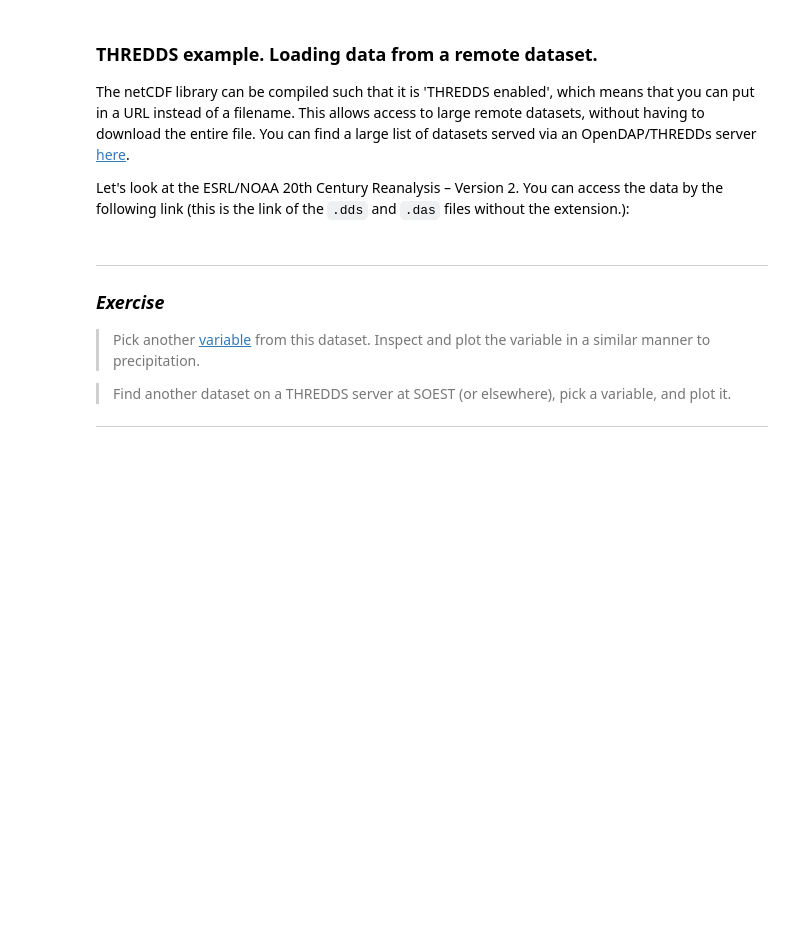
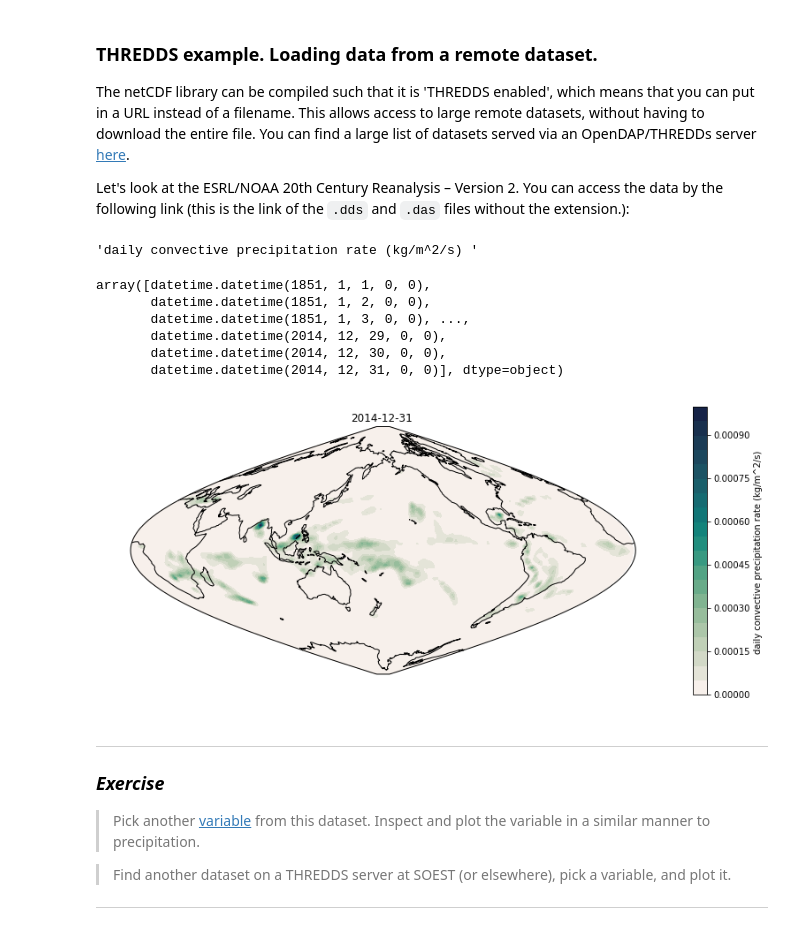
Before and after one commit to kthyng/python4geosciences, a Jupyter notebook: materials/ST_netcdf.ipynb, the cells around one changed output. Cells and saved outputs as stored; diff of their text form; code cells hidden in the pictures; blank space fills up the shorter version.

```diff
--- a/materials/ST_netcdf.ipynb
+++ b/materials/ST_netcdf.ipynb
@@ -231,4 +263,4 @@ The netCDF library can be compiled such that it is 'THREDDS enabled', which mean
 
 Let's look at the ESRL/NOAA 20th Century Reanalysis – Version 2. You can access the data by the following link (this is the link of the `.dds` and `.das` files without the extension.):
 # %%
-     http://apdrc.soest.hawaii.edu/dods/public_data/Reanalysis_Data/esrl/daily/monolevel/V2c/cprat
+loc = 'http://apdrc.soest.hawaii.edu/dods/public_data/Reanalysis_Data/esrl/daily/monolevel/V2c/cprat'
@@ -237,22 +267,35 @@ nc_cprat = netCDF4.Dataset('http://apdrc.soest.hawaii.edu/dods/public_data/Reana
+# %%
+nc_cprat = netCDF4.Dataset(loc)
 # %%
 nc_cprat['cprat'].long_name
+# %% [output]
+'daily convective precipitation rate (kg/m^2/s) '
 # %%
 time = netCDF4.num2date(nc_cprat['time'][:], nc_cprat['time'].units)
 # %%
 time
+# %% [output]
+array([datetime.datetime(1851, 1, 1, 0, 0),
+       datetime.datetime(1851, 1, 2, 0, 0),
+       datetime.datetime(1851, 1, 3, 0, 0), ...,
+       datetime.datetime(2014, 12, 29, 0, 0),
+       datetime.datetime(2014, 12, 30, 0, 0),
+       datetime.datetime(2014, 12, 31, 0, 0)], dtype=object)
 # %%
 cprat = nc_cprat['cprat'][-1]   # get the last time, datetime.datetime(2012, 12, 31, 0, 0)
 lon = nc_cprat['lon'][:]
 lat = nc_cprat['lat'][:]
 # %%
-proj = cartopy.crs.Robinson(central_longitude=180)
+proj = cartopy.crs.Sinusoidal(central_longitude=180)
 
 fig = plt.figure(figsize=(14,6))
 ax = fig.add_subplot(111, projection=proj)
 ax.coastlines(linewidth=0.25)
-mappable = ax.contourf(lon, lat, cprat, 20, cmap=cmo.tempo, transform=cartopy.crs.PlateCarree())
+mappable = ax.contourf(lon, lat, cprat, 20, cmap=cmo.tempo, transform=pc)
 ax.set_title(time[-1].isoformat()[:10])
 fig.colorbar(mappable).set_label('%s' % nc_cprat['cprat'].long_name)
+# %% [output]
+[figure, added]
 # %% [markdown]
 ---
 ### *Exercise*
```
Also changed, not shown: parts of 53 cells of this notebook.
